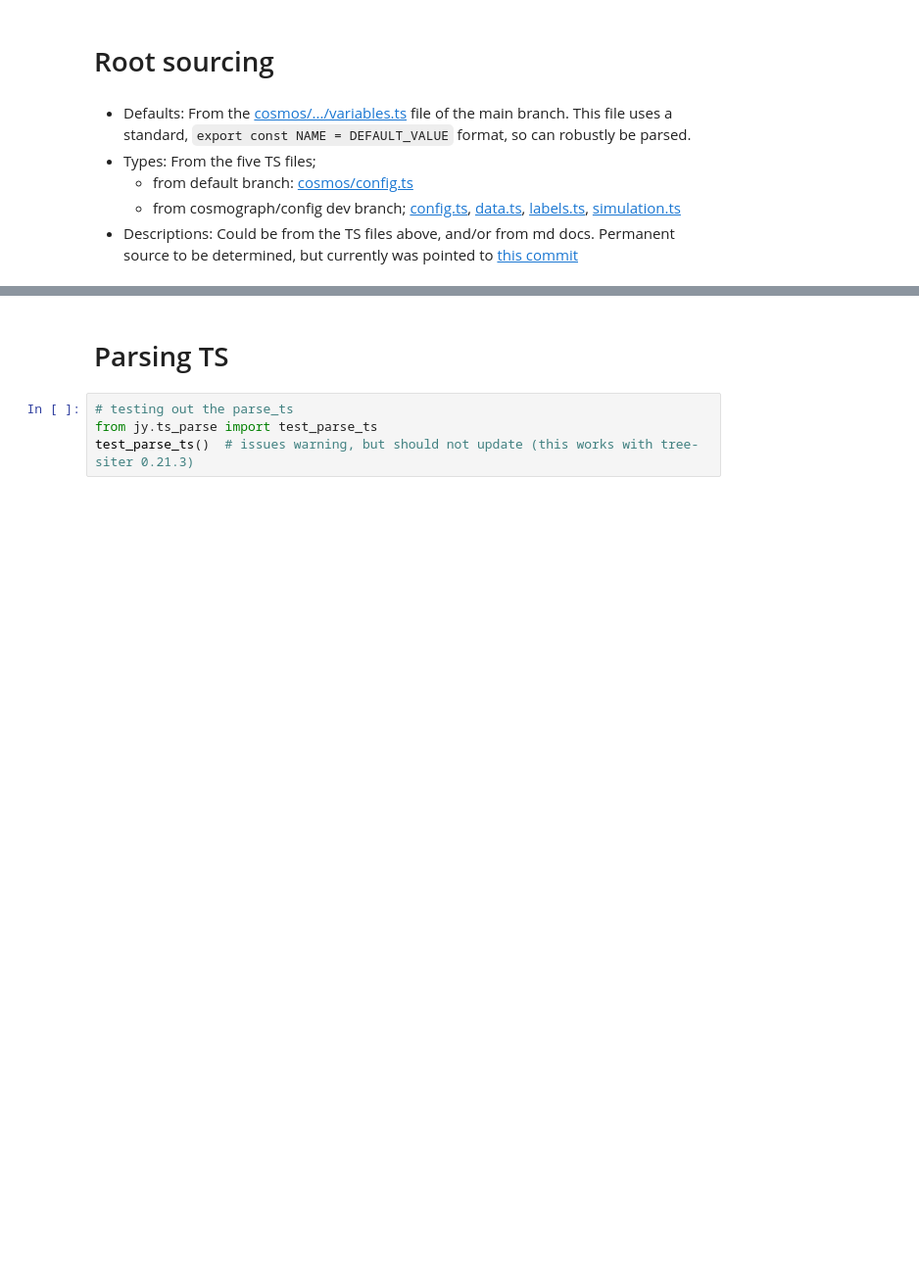
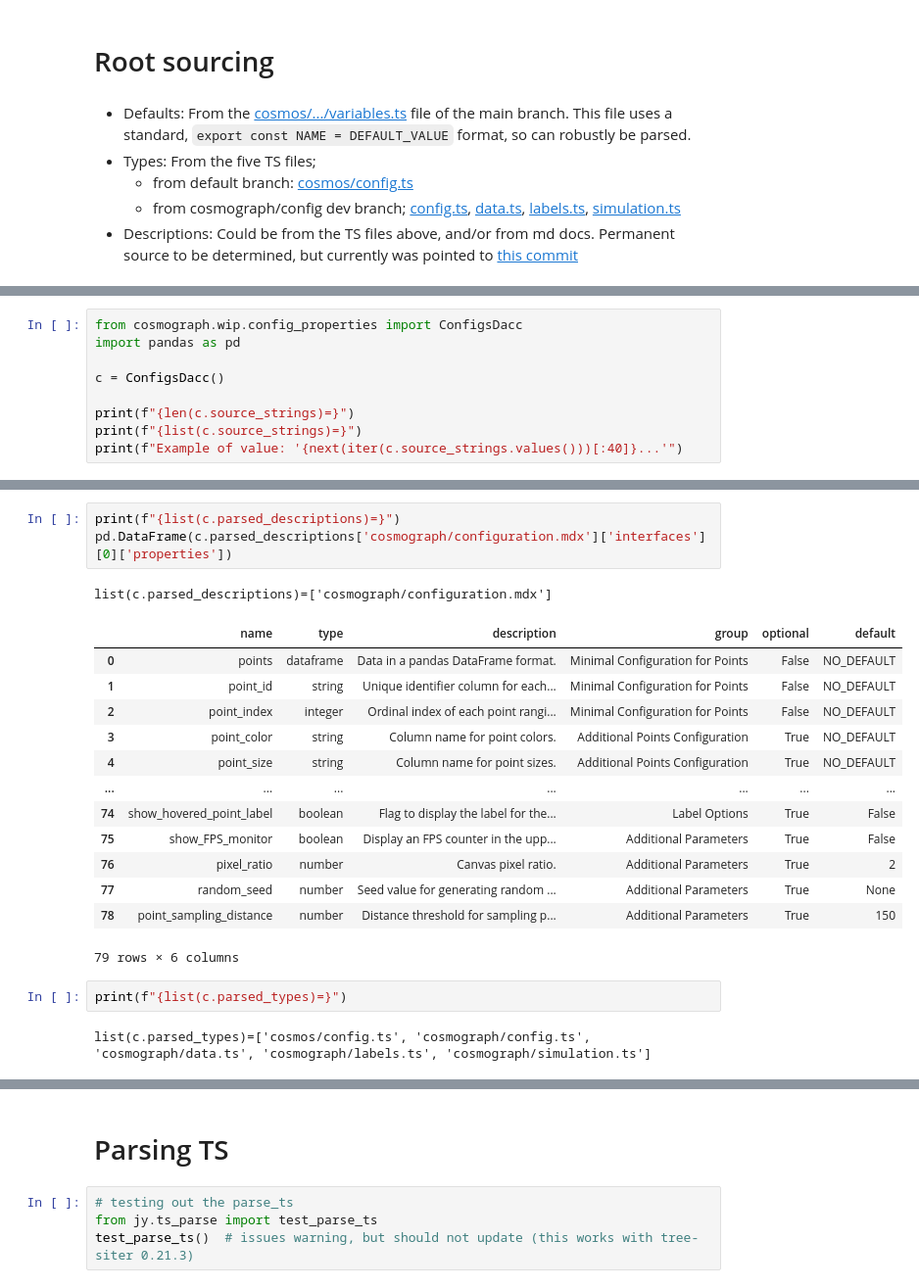
Before and after one commit to cosmograph-org/py_cosmograph, a Jupyter notebook: misc/defining_sot_for_config_properties.ipynb, the cells around one changed output, grey strips where cells are left out. Shown at 98% size. Cells and saved outputs as stored; diff of their text form; blank space fills up the shorter version.

```diff
--- a/misc/defining_sot_for_config_properties.ipynb
+++ b/misc/defining_sot_for_config_properties.ipynb
@@ -42,0 +54,9 @@ list(defaults_dict)
+# %%
+from cosmograph.wip.config_properties import ConfigsDacc
+import pandas as pd
+
+c = ConfigsDacc()
+
+print(f"{len(c.source_strings)=}")
+print(f"{list(c.source_strings)=}")
+print(f"Example of value: '{next(iter(c.source_strings.values()))[:40]}...'")
@@ -42,0 +83,22 @@ list(defaults_dict)
+# %%
+print(f"{list(c.parsed_descriptions)=}")
+pd.DataFrame(c.parsed_descriptions['cosmograph/configuration.mdx']['interfaces'][0]['properties'])
+# %% [output]
+list(c.parsed_descriptions)=['cosmograph/configuration.mdx']
+|  | name | type | description | group | optional | default |
+| 0 | points | dataframe | Data in a pandas DataFrame format. | Minimal Configuration for Points | False | NO_DEFAULT |
+| 1 | point_id | string | Unique identifier column for each... | Minimal Configuration for Points | False | NO_DEFAULT |
+| 2 | point_index | integer | Ordinal index of each point rangi... | Minimal Configuration for Points | False | NO_DEFAULT |
+| 3 | point_color | string | Column name for point colors. | Additional Points Configuration | True | NO_DEFAULT |
+| 4 | point_size | string | Column name for point sizes. | Additional Points Configuration | True | NO_DEFAULT |
+| ... | ... | ... | ... | ... | ... | ... |
+| 74 | show_hovered_point_label | boolean | Flag to display the label for the... | Label Options | True | False |
+| 75 | show_FPS_monitor | boolean | Display an FPS counter in the upp... | Additional Parameters | True | False |
+| 76 | pixel_ratio | number | Canvas pixel ratio. | Additional Parameters | True | 2 |
+| 77 | random_seed | number | Seed value for generating random ... | Additional Parameters | True | None |
+| 78 | point_sampling_distance | number | Distance threshold for sampling p... | Additional Parameters | True | 150 |
+79 rows × 6 columns
+# %%
+print(f"{list(c.parsed_types)=}")
+# %% [output]
+list(c.parsed_types)=['cosmos/config.ts', 'cosmograph/config.ts', 'cosmograph/data.ts', 'cosmograph/labels.ts', 'cosmograph/simulation.ts']
```
Also changed, not shown: parts of 17 cells of this notebook, 10 other files.
